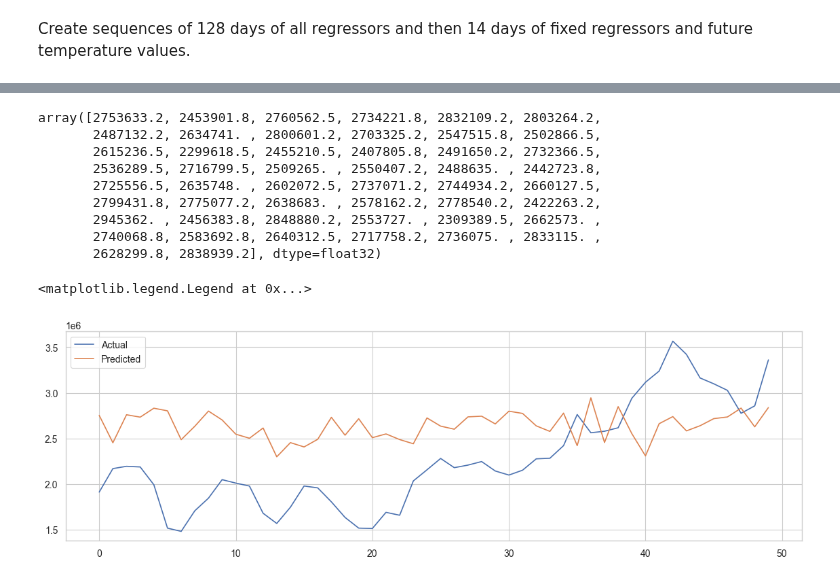
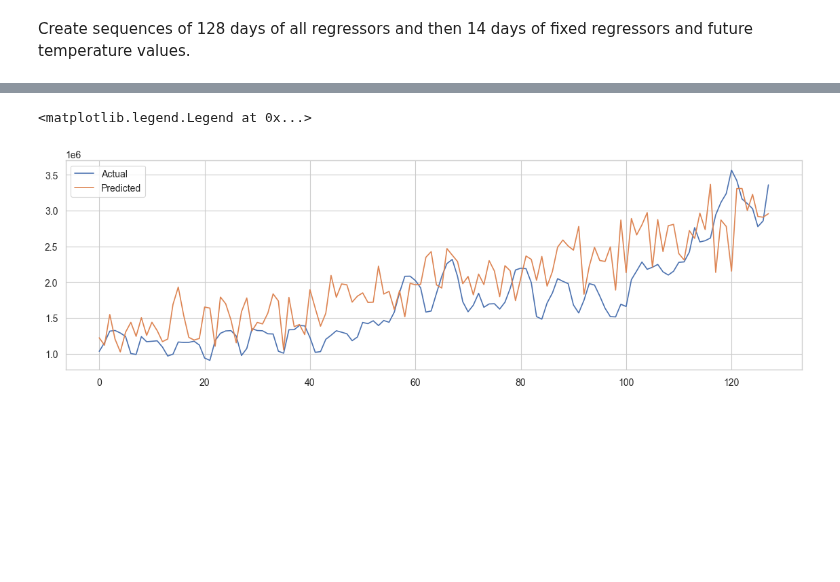
Before and after one commit to f-linus/natural_gas_consumption_modelling, a Jupyter notebook: notebooks/modelling/005 Long short-term memory ANN.ipynb, the cells around one changed output, grey strips where cells are left out. Drawn from its saved outputs; the diff is of its cells as text; code cells hidden in the pictures; blank space fills up the shorter version.

```diff
--- a/notebooks/modelling/005 Long short-term memory ANN.ipynb
+++ b/notebooks/modelling/005 Long short-term memory ANN.ipynb
@@ -59,6 +66,6 @@ def create_sequences(X, y, n_steps_x, n_steps_y):
         ys.append(seq_y)
     return np.array(Xs), np.array(ys)
 # %%
-X_ss, y_mm = create_sequences(X_trans, y_trans, 128, 14)
+X_ss, y_mm = create_sequences(X_trans, y_trans, 256, 128)
 X_ss.shape, y_mm.shape
 # %% [output]
@@ -104,16 +111,13 @@ class LSTM(nn.Module):
             hidden_size=hidden_size,
             num_layers=num_layers,
             batch_first=True,
-            dropout=0.2,
+            dropout=0.01,
         )
 
-        # Fully connected layer
-        self.fc_1 = nn.Linear(hidden_size * num_layers, 128)
+        # Fully connected last layer
+        self.fc = nn.Linear(hidden_size * num_layers, num_classes)
 
-        # Fully connected last layer
-        self.fc_2 = nn.Linear(128, num_classes)
-
-        self.relu = nn.ReLU()
+        self.tanh = nn.Tanh()
 
     def forward(self, x):
         # Propagate input through LSTM
@@ -122,10 +126,8 @@ class LSTM(nn.Module):
         )  # (input, hidden, and internal state)
 
         hn = hn.view(-1, self.hidden_size * self.num_layers)
-        out = self.relu(hn)
-        out = self.fc_1(out)  # first dense
-        out = self.relu(out)  # relu
-        out = self.fc_2(out)  # final output
+        out = self.tanh(hn)
+        out = self.fc(out)
 
         return out
 # %%
@@ -151,14 +153,14 @@ def training_loop(n_epochs, lstm, optimiser, loss_fn, X_train, y_train, X_test,
                 f"Epoch: {epoch}, train loss: {loss.item() :.6f}, test loss: {test_loss.item() :.6f}"
             )
 # %%
-n_epochs = 500
+n_epochs = 150
 learning_rate = 0.001
 
-input_size = 8
-hidden_size = 128
-num_layers = 2
+input_size = 10
+hidden_size = 50
+num_layers = 1
 
-num_classes = 14
+num_classes = 128
 
 lstm = LSTM(num_classes, input_size, hidden_size, num_layers)
 
@@ -180,8 +198,20 @@ Epoch: 0, train loss: 0.147473, test loss: 0.086654
 # %%
 test_input = X_test_tensors[-1].unsqueeze(0) # transform to (1, 100, 8) (simulate batch size of 1)
 
-test_predict_norm = lstm(test_input)
+test_predict_norm = lstm(test_input).reshape(-1, 1)
 test_predicted = mm.inverse_transform(test_predict_norm.detach().numpy()).squeeze()
 
 test_target_norm = y_test_tensors[-1]
 test_target = mm.inverse_transform(test_target_norm.detach().numpy()).squeeze()
+
+# Calculate the loss
+test_loss = loss_fn(test_predict_norm, test_target_norm)
+print("Test loss:", test_loss.item())
+
+# Plot
+fig, ax = plt.subplots(figsize=(14, 4))
+ax.plot(test_target, label="Actual")
+ax.plot(test_predicted, label="Predicted")
+ax.plot()
+ax.legend()
+# %% [output]
@@ -188,22 +219,2 @@ test_target = mm.inverse_transform(test_target_norm.detach().numpy()).squeeze()
+<matplotlib.legend.Legend at 0x...>
+[figure, added]
-# %%
-test_predicted
-# %% [output]
-array([2753633.2, 2453901.8, 2760562.5, 2734221.8, 2832109.2, 2803264.2,
-       2487132.2, 2634741. , 2800601.2, 2703325.2, 2547515.8, 2502866.5,
-       2615236.5, 2299618.5, 2455210.5, 2407805.8, 2491650.2, 2732366.5,
-       2536289.5, 2716799.5, 2509265. , 2550407.2, 2488635. , 2442723.8,
-       2725556.5, 2635748. , 2602072.5, 2737071.2, 2744934.2, 2660127.5,
-       2799431.8, 2775077.2, 2638683. , 2578162.2, 2778540.2, 2422263.2,
-       2945362. , 2456383.8, 2848880.2, 2553727. , 2309389.5, 2662573. ,
-       2740068.8, 2583692.8, 2640312.5, 2717758.2, 2736075. , 2833115. ,
-       2628299.8, 2838939.2], dtype=float32)
-# %%
-fig, ax = plt.subplots(figsize=(14, 4))
-
-ax.plot(test_target, label="Actual")
-ax.plot(test_predicted, label="Predicted")
-ax.plot()
-ax.legend()
-# %% [output]
-<matplotlib.legend.Legend at 0x...>
-[figure, removed]
```
Also changed, not shown: parts of 7 cells of this notebook.
